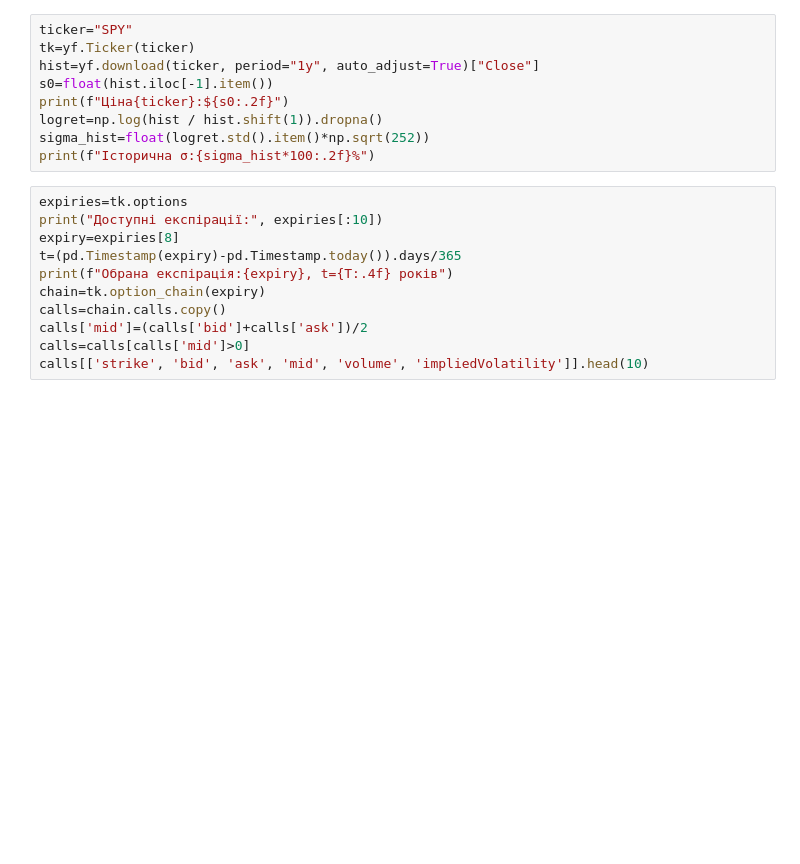
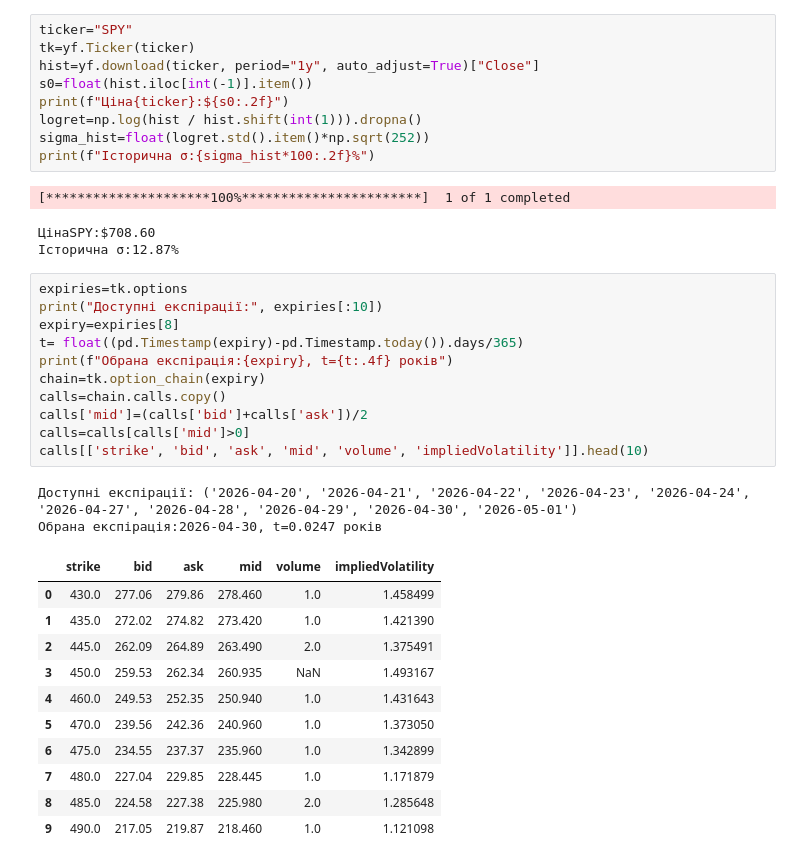
Before and after one commit to radugat150/Progect_Programming_Basics, a Jupyter notebook: black_scholes.ipynb, the cells around one changed output. Drawn from its saved outputs; the diff is of its cells as text; blank space fills up the shorter version.

```diff
--- a/black_scholes.ipynb
+++ b/black_scholes.ipynb
@@ -72,22 +105,40 @@ finite_diff_check(100, 100, 1.0, 0.05, 0.2)
 ticker="SPY"
 tk=yf.Ticker(ticker)
 hist=yf.download(ticker, period="1y", auto_adjust=True)["Close"]
-s0=float(hist.iloc[-1].item())
+s0=float(hist.iloc[int(-1)].item())
 print(f"Ціна{ticker}:${s0:.2f}")
-logret=np.log(hist / hist.shift(1)).dropna()
+logret=np.log(hist / hist.shift(int(1))).dropna()
 sigma_hist=float(logret.std().item()*np.sqrt(252))
 print(f"Історична σ:{sigma_hist*100:.2f}%")
+# %% [output]
+[*********************100%***********************]  1 of 1 completed
+ЦінаSPY:$708.60
+Історична σ:12.87%
 # %%
 expiries=tk.options
 print("Доступні експірації:", expiries[:10])
 expiry=expiries[8]
-t=(pd.Timestamp(expiry)-pd.Timestamp.today()).days/365
-print(f"Обрана експірація:{expiry}, t={T:.4f} років")
+t= float((pd.Timestamp(expiry)-pd.Timestamp.today()).days/365)
+print(f"Обрана експірація:{expiry}, t={t:.4f} років")
 chain=tk.option_chain(expiry)
 calls=chain.calls.copy()
 calls['mid']=(calls['bid']+calls['ask'])/2
 calls=calls[calls['mid']>0]
 calls[['strike', 'bid', 'ask', 'mid', 'volume', 'impliedVolatility']].head(10)
+# %% [output]
+Доступні експірації: ('2026-04-20', '2026-04-21', '2026-04-22', '2026-04-23', '2026-04-24', '2026-04-27', '2026-04-28', '2026-04-29', '2026-04-30', '2026-05-01')
+Обрана експірація:2026-04-30, t=0.0247 років
+|  | strike | bid | ask | mid | volume | impliedVolatility |
+| 0 | 430.0 | 277.06 | 279.86 | 278.460 | 1.0 | 1.458499 |
+| 1 | 435.0 | 272.02 | 274.82 | 273.420 | 1.0 | 1.421390 |
+| 2 | 445.0 | 262.09 | 264.89 | 263.490 | 2.0 | 1.375491 |
+| 3 | 450.0 | 259.53 | 262.34 | 260.935 | NaN | 1.493167 |
+| 4 | 460.0 | 249.53 | 252.35 | 250.940 | 1.0 | 1.431643 |
+| 5 | 470.0 | 239.56 | 242.36 | 240.960 | 1.0 | 1.373050 |
+| 6 | 475.0 | 234.55 | 237.37 | 235.960 | 1.0 | 1.342899 |
+| 7 | 480.0 | 227.04 | 229.85 | 228.445 | 1.0 | 1.171879 |
+| 8 | 485.0 | 224.58 | 227.38 | 225.980 | 2.0 | 1.285648 |
+| 9 | 490.0 | 217.05 | 219.87 | 218.460 | 1.0 | 1.121098 |
 # %%
 try:
     from pandas_datareader import data as pdr
```
Also changed, not shown: parts of 10 cells of this notebook.
